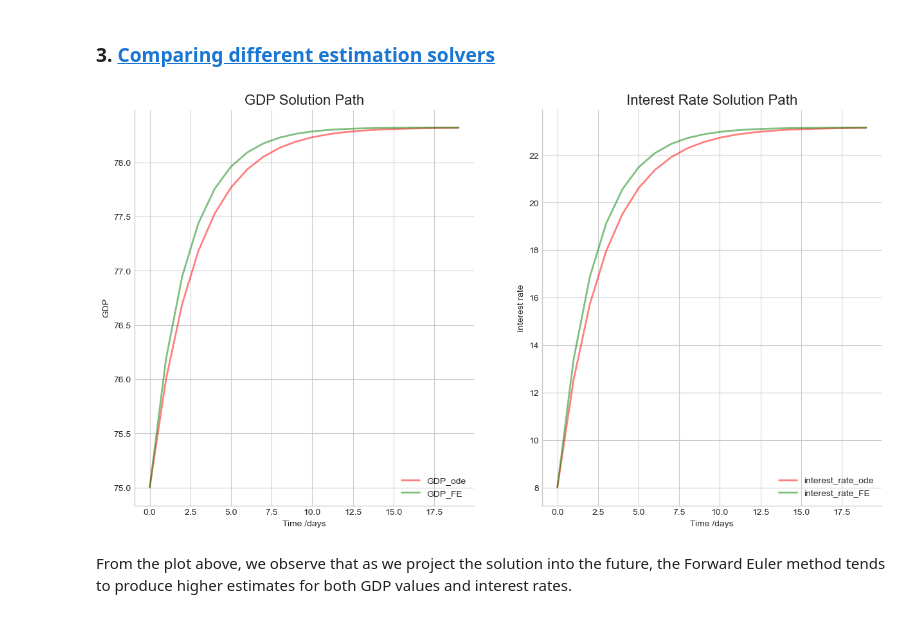
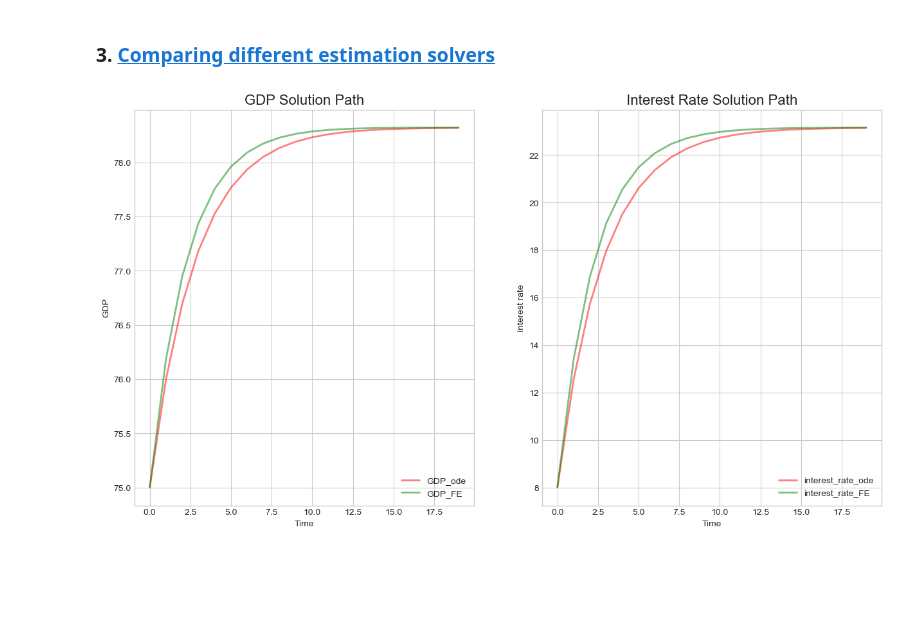
Before and after one commit to NumEconCopenhagen/projects-2023-siuuu, a Jupyter notebook: modelproject/IS-LMModelproject.ipynb, the cells around one changed output. Saved outputs shown, nothing was run; the diff lists cells and outputs as text; code cells hidden in the pictures; blank space fills up the shorter version.

```diff
--- a/modelproject/IS-LMModelproject.ipynb
+++ b/modelproject/IS-LMModelproject.ipynb
@@ -155,8 +155,8 @@ b = 0.75 # marginal propensity to consume
 h = 1.525 # sensitivity of investment in relation to interest rates
 k = 0.25 # sensitivity of demand for money in relation to GDP
 mu_val = 0.5 # sensitivity of demand for money in relation to interest rates
-G = 25 # government spending, exogenous
-M = 8 # money supply, exogenous
+G = 25 # government spending
+M = 8 # money supply fixed
 
 time_points = np.arange(0, 20)
 
@@ -185,40 +185,33 @@ def system(init_values, t, a, I_0, T_0, M_0, G, M, alpha_val, beta_val,
            lambda_val, b, h, k, mu_val):
     GDP, interest_rate = init_values
     dYdt = ((alpha_val * (a - b * T_0 + I_0 + G)) -
             (alpha_val * ((1-b) * (1-lambda_val) * GDP)) -
             (alpha_val * h * interest_rate))
     drdt = beta_val * (M_0 - M + k * GDP - (mu_val * interest_rate))
     return dYdt, drdt
 
 init_conds = Y_0, r_0
 args_tuple = (a, I_0, T_0, M_0, G, M, alpha_val, beta_val, lambda_val, b, h, k, mu_val)
 
 # Integrate the IS-LM differential equations over the time grid, t.
 ret = odeint(system, init_conds, time_points, args=args_tuple)
 
 GDP_odeint, interest_rate_odeint = ret.T
 
 fig, ax = plt.subplots(nrows=1, ncols=2, figsize=(15, 8))
-ax = ax.flatten()
 ax[0].plot(t, GDP_odeint, 'r', alpha=0.5, lw=2, label='GDP_ode')
 ax[0].plot(t, GDP_FE, 'g', alpha=0.5, lw=2, label='GDP_FE')
-ax[0].set_xlabel('Time /days')
+ax[0].set_xlabel('Time')
 ax[0].set_ylabel('GDP')
 ax[0].set_title('GDP Solution Path', fontsize=16)
 ax[0].legend(loc=4)
-ax[0].spines['top'].set_visible(False)
-ax[0].spines['right'].set_visible(False)
 
 ax[1].plot(t, interest_rate_odeint, 'r', alpha=0.5, lw=2, label='interest_rate_ode')
 ax[1].plot(t, interest_rate_FE, 'g', alpha=0.5, lw=2, label='interest_rate_FE')
-ax[1].set_xlabel('Time /days')
+ax[1].set_xlabel('Time')
 ax[1].set_ylabel('interest rate')
 ax[1].set_title('Interest Rate Solution Path', fontsize=16)
 ax[1].legend(loc=4)
-ax[1].spines['top'].set_visible(False)
-ax[1].spines['right'].set_visible(False)
 plt.show()
 # %% [output]
-[figure, old version]
+[figure, new version]
-# %% [markdown]
-From the plot above, we observe that as we project the solution into the future, the Forward Euler method tends to produce higher estimates for both GDP values and interest rates.
```
Also changed, not shown: parts of 28 cells of this notebook.
